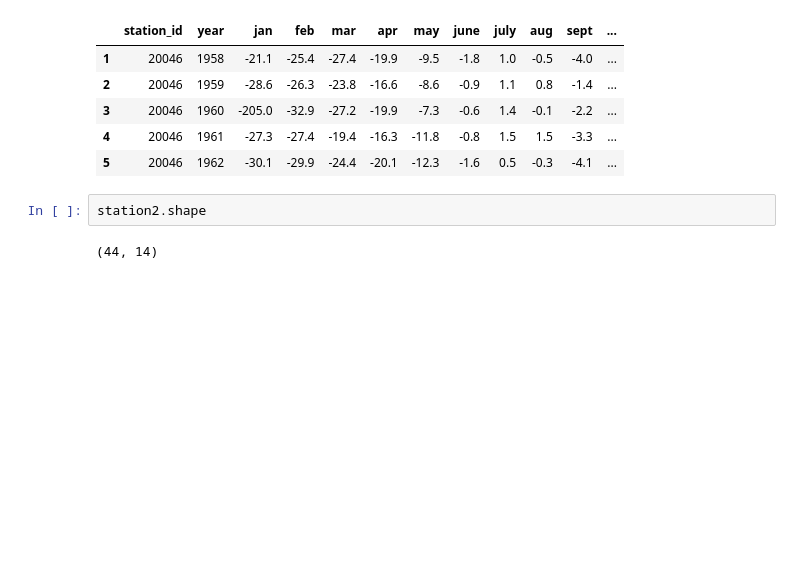
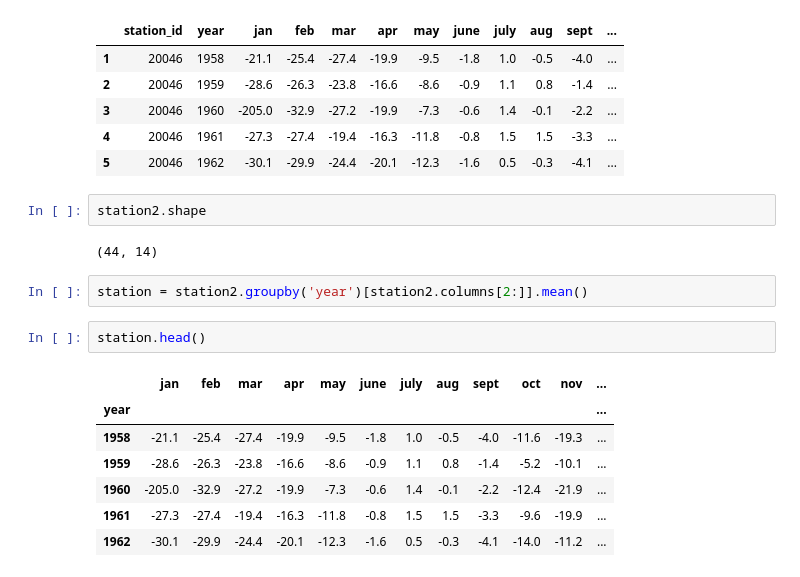
Before and after one commit to ArmanVasilovich/python_spbu, a Jupyter notebook: November/November-11/November-11th.ipynb, the cells around one changed output. Drawn from its saved outputs; the diff is of its cells as text; blank space fills up the shorter version.

```diff
--- a/November/November-11/November-11th.ipynb
+++ b/November/November-11/November-11th.ipynb
@@ -190,3 +190,15 @@ station2.head()
 station2.shape
 # %% [output]
 (44, 14)
+# %%
+station = station2.groupby('year')[station2.columns[2:]].mean()
+# %%
+station.head()
+# %% [output]
+|  | jan | feb | mar | apr | may | june | july | aug | sept | oct | nov | ... |
+| year |  |  |  |  |  |  |  |  |  |  |  | ... |
+| 1958 | -21.1 | -25.4 | -27.4 | -19.9 | -9.5 | -1.8 | 1.0 | -0.5 | -4.0 | -11.6 | -19.3 | ... |
+| 1959 | -28.6 | -26.3 | -23.8 | -16.6 | -8.6 | -0.9 | 1.1 | 0.8 | -1.4 | -5.2 | -10.1 | ... |
+| 1960 | -205.0 | -32.9 | -27.2 | -19.9 | -7.3 | -0.6 | 1.4 | -0.1 | -2.2 | -12.4 | -21.9 | ... |
+| 1961 | -27.3 | -27.4 | -19.4 | -16.3 | -11.8 | -0.8 | 1.5 | 1.5 | -3.3 | -9.6 | -19.9 | ... |
+| 1962 | -30.1 | -29.9 | -24.4 | -20.1 | -12.3 | -1.6 | 0.5 | -0.3 | -4.1 | -14.0 | -11.2 | ... |
```
